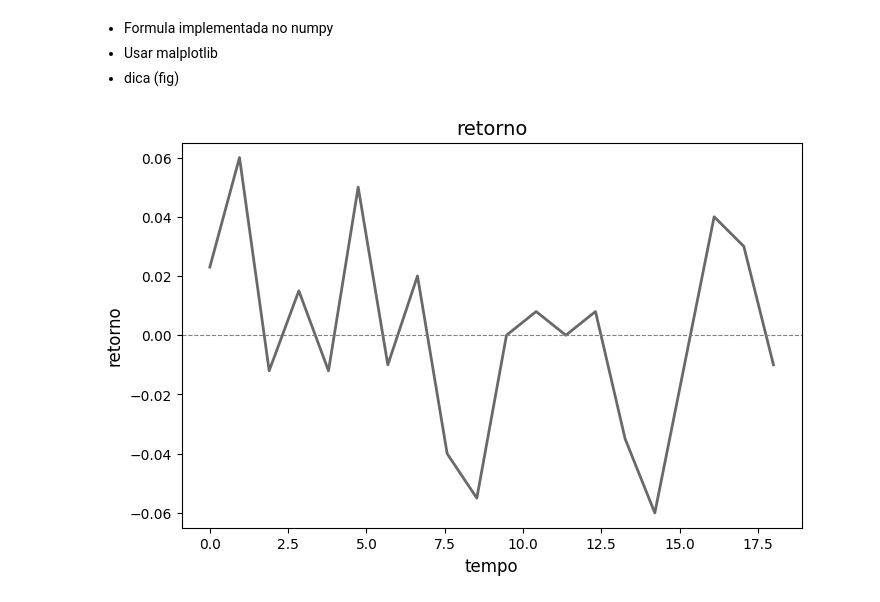
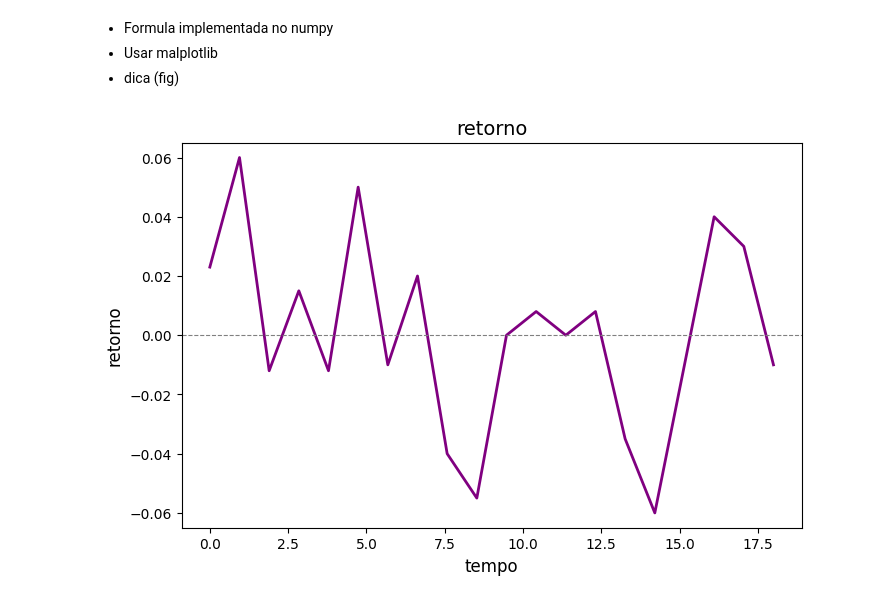
Before and after one commit to Andyjr-code/CURSONUMPY, a Jupyter notebook: aula2.ipynb, the cells around one changed output. Saved outputs shown, nothing was run; the diff lists cells and outputs as text; code cells hidden in the pictures.

```diff
--- a/aula2.ipynb
+++ b/aula2.ipynb
@@ -145,32 +145,32 @@ tempo = np.linspace(0, 18, 20)
 retorno = np.array([
     0.023, 0.060, -0.012, 0.015, -0.012, 0.050, -0.010, 0.020,
     -0.040, -0.055, 0.000, 0.008, 0.000, 0.008, -0.035, -0.060,
     -0.010, 0.040, 0.030, -0.010
 ])
 
 # --- 2. Crear el Gráfico de Línea ---
 plt.figure(figsize=(8, 5)) # Opcional: define el tamaño
 
 # Usamos plt.plot() para dibujar la línea
 plt.plot(
     tempo,       # Datos del eje X
     retorno,     # Datos del eje Y
-    color='dimgrey', # Puedes elegir el color, 'dimgrey' se parece al de la imagen
+    color='purple', # Puedes elegir el color, 'dimgrey' se parece al de la imagen
     linewidth=2      # Opcional: grosor de la línea
 )
 
 # --- 3. Agregar Etiquetas y Título (como en tu imagen) ---
 plt.title('retorno', fontsize=14)
 plt.xlabel('tempo', fontsize=12)
 plt.ylabel('retorno', fontsize=12)
 
 # Opcional: Configurar límites del eje Y para que se parezca más a la imagen
 plt.ylim(-0.065, 0.065)
 
 # Opcional: Agregar una línea horizontal en Y=0 (útil para retornos)
 plt.axhline(0, color='gray', linestyle='--', linewidth=0.8)
 
 # --- 4. Mostrar el Gráfico ---
 plt.show()
 # %% [output]
-[figure, old version]
+[figure, new version]
```
